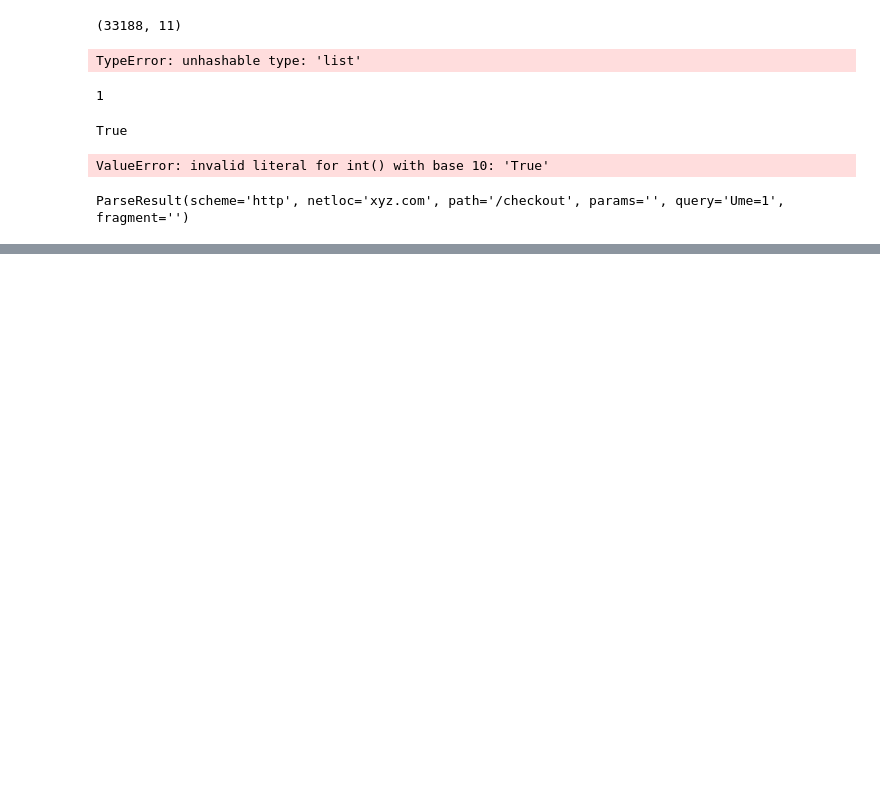
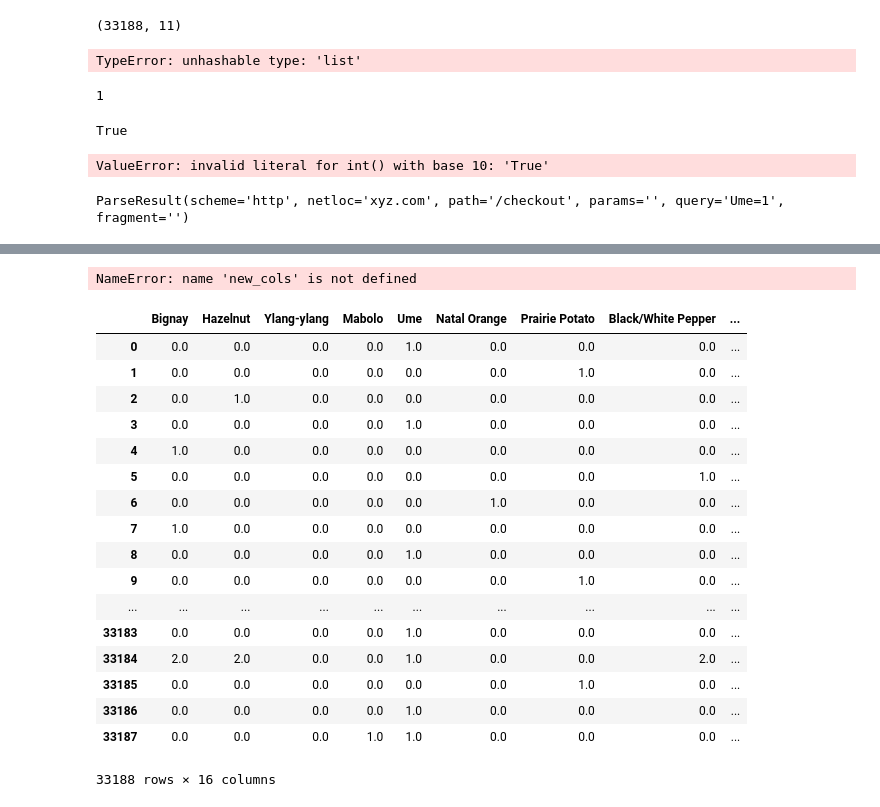
Before and after one commit to dtsmith2001/p-data-challenge, a Jupyter notebook: Explorations.ipynb, the cells around one changed output, grey strips where cells are left out. Cells and saved outputs as stored; diff of their text form; code cells hidden in the pictures; blank space fills up the shorter version.

```diff
--- a/Explorations.ipynb
+++ b/Explorations.ipynb
@@ -320,0 +344,25 @@ ParseResult(scheme='http', netloc='xyz.com', path='/checkout', params='', query=
+# %%
+item_cols = new_cols.columns.tolist()
+# %% [output]
+NameError: name 'new_cols' is not defined
+# %%
+fr[item_lists + ['checkout_amount', 'timestamp', 'domain_name', 'transaction_date', 'customer_id']]
+# %% [output]
+|  | Bignay | Hazelnut | Ylang-ylang | Mabolo | Ume | Natal Orange | Prairie Potato | Black/White Pepper | ... |
+| 0 | 0.0 | 0.0 | 0.0 | 0.0 | 1.0 | 0.0 | 0.0 | 0.0 | ... |
+| 1 | 0.0 | 0.0 | 0.0 | 0.0 | 0.0 | 0.0 | 1.0 | 0.0 | ... |
+| 2 | 0.0 | 1.0 | 0.0 | 0.0 | 0.0 | 0.0 | 0.0 | 0.0 | ... |
+| 3 | 0.0 | 0.0 | 0.0 | 0.0 | 1.0 | 0.0 | 0.0 | 0.0 | ... |
+| 4 | 1.0 | 0.0 | 0.0 | 0.0 | 0.0 | 0.0 | 0.0 | 0.0 | ... |
+| 5 | 0.0 | 0.0 | 0.0 | 0.0 | 0.0 | 0.0 | 0.0 | 1.0 | ... |
+| 6 | 0.0 | 0.0 | 0.0 | 0.0 | 0.0 | 1.0 | 0.0 | 0.0 | ... |
+| 7 | 1.0 | 0.0 | 0.0 | 0.0 | 0.0 | 0.0 | 0.0 | 0.0 | ... |
+| 8 | 0.0 | 0.0 | 0.0 | 0.0 | 1.0 | 0.0 | 0.0 | 0.0 | ... |
+| 9 | 0.0 | 0.0 | 0.0 | 0.0 | 0.0 | 0.0 | 1.0 | 0.0 | ... |
+| ... | ... | ... | ... | ... | ... | ... | ... | ... | ... |
+| 33183 | 0.0 | 0.0 | 0.0 | 0.0 | 1.0 | 0.0 | 0.0 | 0.0 | ... |
+| 33184 | 2.0 | 2.0 | 0.0 | 0.0 | 1.0 | 0.0 | 0.0 | 2.0 | ... |
+| 33185 | 0.0 | 0.0 | 0.0 | 0.0 | 0.0 | 0.0 | 1.0 | 0.0 | ... |
+| 33186 | 0.0 | 0.0 | 0.0 | 0.0 | 1.0 | 0.0 | 0.0 | 0.0 | ... |
+| 33187 | 0.0 | 0.0 | 0.0 | 1.0 | 1.0 | 0.0 | 0.0 | 0.0 | ... |
+33188 rows × 16 columns
```
Also changed, not shown: parts of 37 cells of this notebook, 1 other file.
